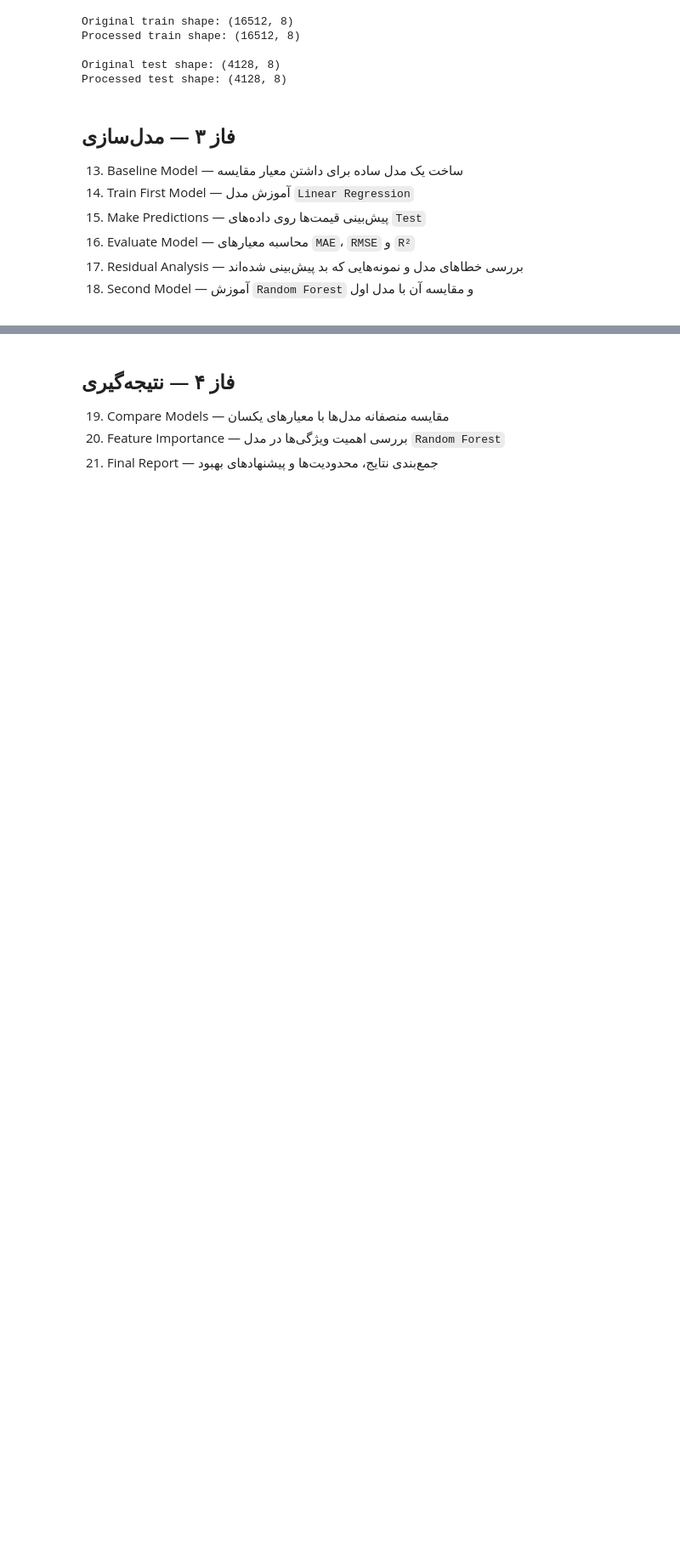
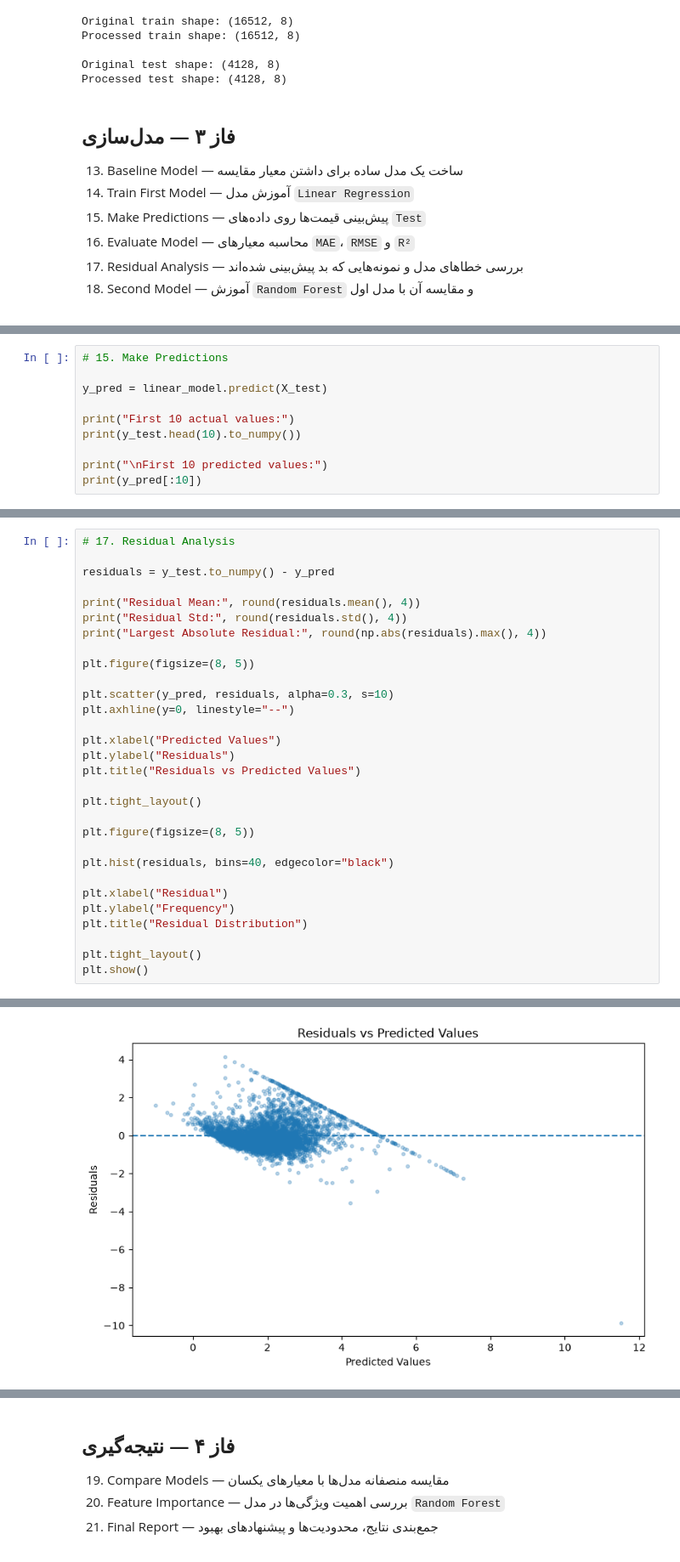
Before and after one commit to aminmousavi-23/AI-Engineering, a Jupyter notebook: 2. Data-Science/california_housing.ipynb, the cells around one changed output, grey strips where cells are left out. Shown at 85% size. Saved outputs shown, nothing was run; the diff lists cells and outputs as text; blank space fills up the shorter version.

```diff
--- a/2. Data-Science/california_housing.ipynb
+++ b/2. Data-Science/california_housing.ipynb
@@ -453,0 +492,10 @@ Processed test shape: (4128, 8)
+# %%
+# 15. Make Predictions
+
+y_pred = linear_model.predict(X_test)
+
+print("First 10 actual values:")
+print(y_test.head(10).to_numpy())
+
+print("\nFirst 10 predicted values:")
+print(y_pred[:10])
@@ -453,0 +532,31 @@ Processed test shape: (4128, 8)
+# %%
+# 17. Residual Analysis
+
+residuals = y_test.to_numpy() - y_pred
+
+print("Residual Mean:", round(residuals.mean(), 4))
+print("Residual Std:", round(residuals.std(), 4))
+print("Largest Absolute Residual:", round(np.abs(residuals).max(), 4))
+
+plt.figure(figsize=(8, 5))
+
+plt.scatter(y_pred, residuals, alpha=0.3, s=10)
+plt.axhline(y=0, linestyle="--")
+
+plt.xlabel("Predicted Values")
+plt.ylabel("Residuals")
+plt.title("Residuals vs Predicted Values")
+
+plt.tight_layout()
+
+plt.figure(figsize=(8, 5))
+
+plt.hist(residuals, bins=40, edgecolor="black")
+
+plt.xlabel("Residual")
+plt.ylabel("Frequency")
+plt.title("Residual Distribution")
+
+plt.tight_layout()
+plt.show()
+# %% [output]
@@ -453,0 +566 @@ Processed test shape: (4128, 8)
+[figure, added]
```
Also changed, not shown: parts of 10 cells of this notebook, 1 other file.
